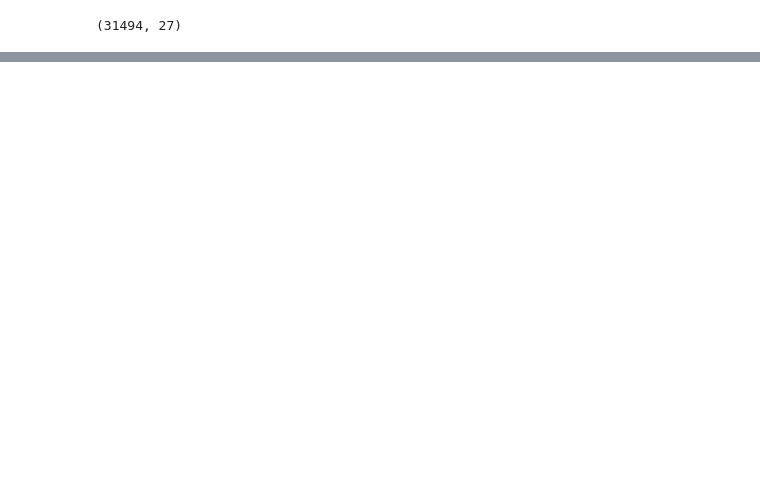
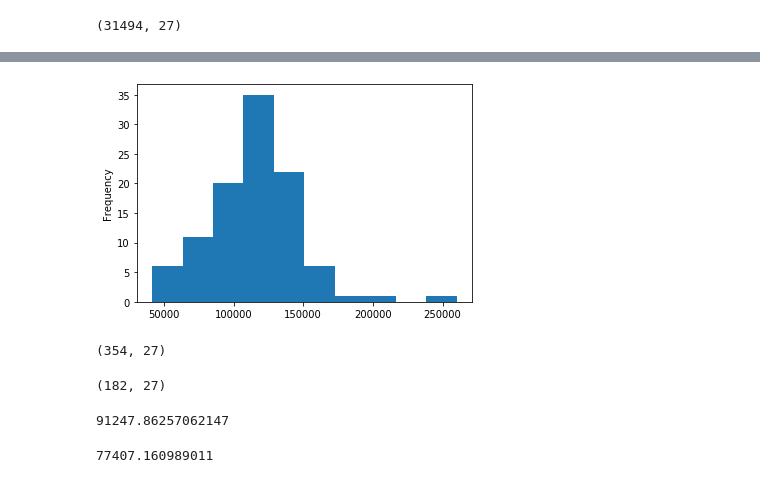
Before and after one commit to absor97/Data_Analyst_Jop_Posting, a Jupyter notebook: data_analyst_job_posting.ipynb, the cells around one changed output, grey strips where cells are left out. Saved outputs shown, nothing was run; the diff lists cells and outputs as text; code cells hidden in the pictures; blank space fills up the shorter version.

```diff
--- a/data_analyst_job_posting.ipynb
+++ b/data_analyst_job_posting.ipynb
@@ -38,0 +75,5 @@ job.iloc[:][:-1]
+# %%
+senior_data['salary_standardized'].plot.hist()
+plt.show()
+# %% [output]
+[figure, added]
@@ -38,0 +83,16 @@ job.iloc[:][:-1]
+# %%
+data_analyst_home.shape
+# %% [output]
+(354, 27)
+# %%
+data_analyst_onsite.shape
+# %% [output]
+(182, 27)
+# %%
+data_analyst_home['salary_standardized'].mean()
+# %% [output]
+91247.86257062147
+# %%
+data_analyst_onsite['salary_standardized'].mean()
+# %% [output]
+77407.160989011
```
Also changed, not shown: parts of 36 cells of this notebook.
